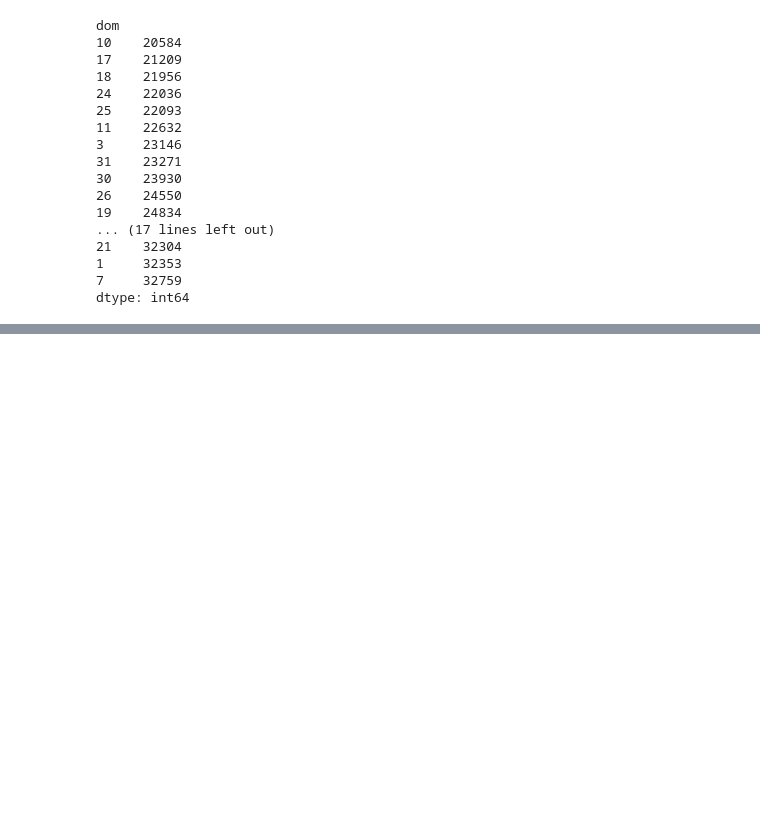
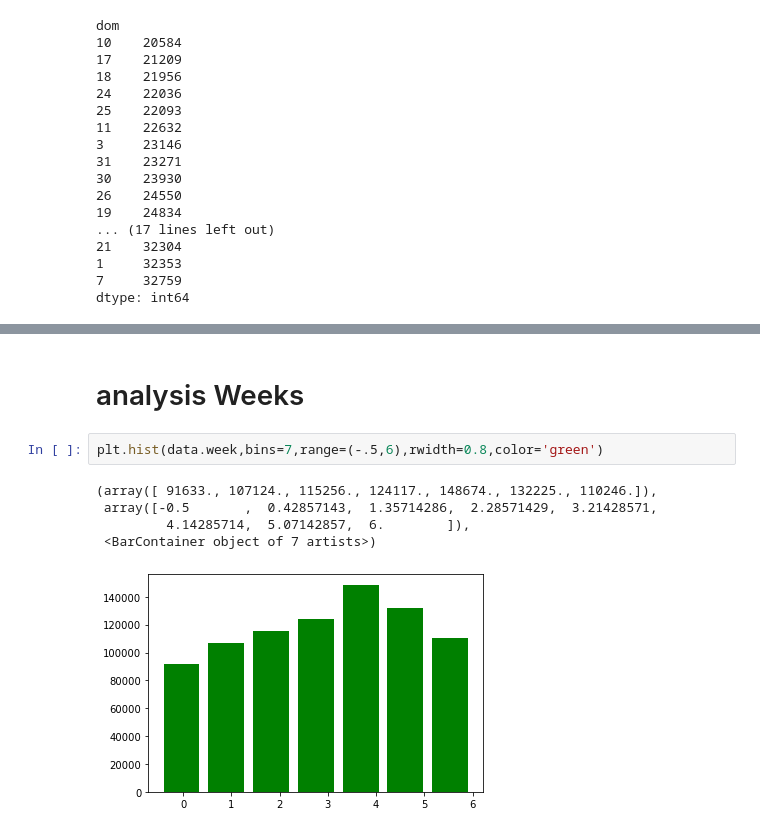
Before and after one commit to ShivamSainier/Uber-Data-Analysis, a Jupyter notebook: uber_data_analysis.ipynb, the cells around one changed output, grey strips where cells are left out. Cells and saved outputs as stored; diff of their text form; blank space fills up the shorter version.

```diff
--- a/uber_data_analysis.ipynb
+++ b/uber_data_analysis.ipynb
@@ -132,0 +143,10 @@ dtype: int64
+# %% [markdown]
+# analysis Weeks
+# %%
+plt.hist(data.week,bins=7,range=(-.5,6),rwidth=0.8,color='green')
+# %% [output]
+(array([ 91633., 107124., 115256., 124117., 148674., 132225., 110246.]),
+ array([-0.5       ,  0.42857143,  1.35714286,  2.28571429,  3.21428571,
+         4.14285714,  5.07142857,  6.        ]),
+ <BarContainer object of 7 artists>)
+[figure, added]
```
Also changed, not shown: parts of 4 cells of this notebook.
